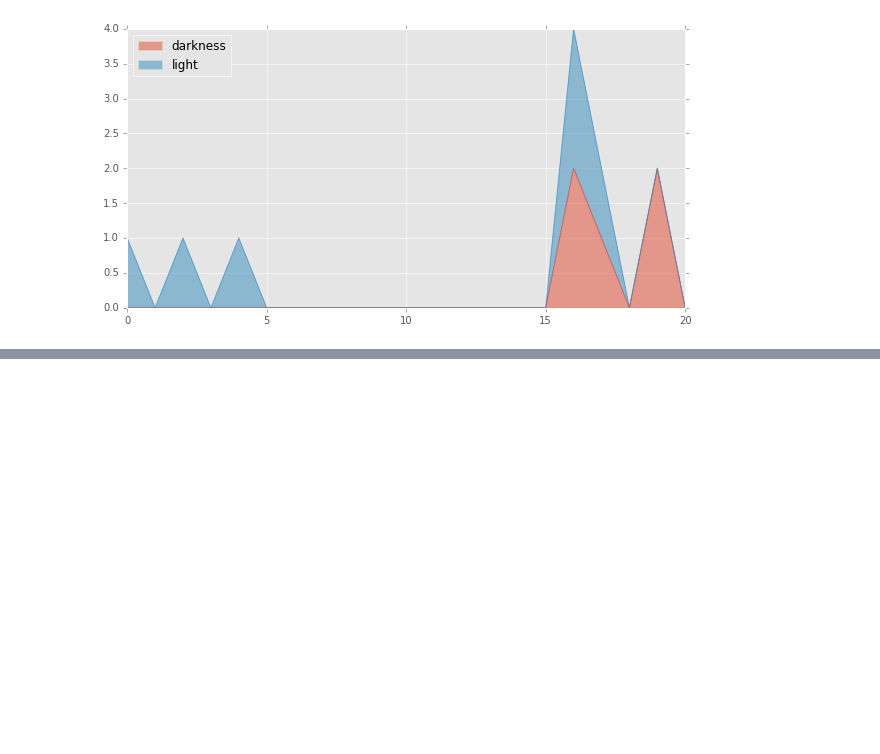
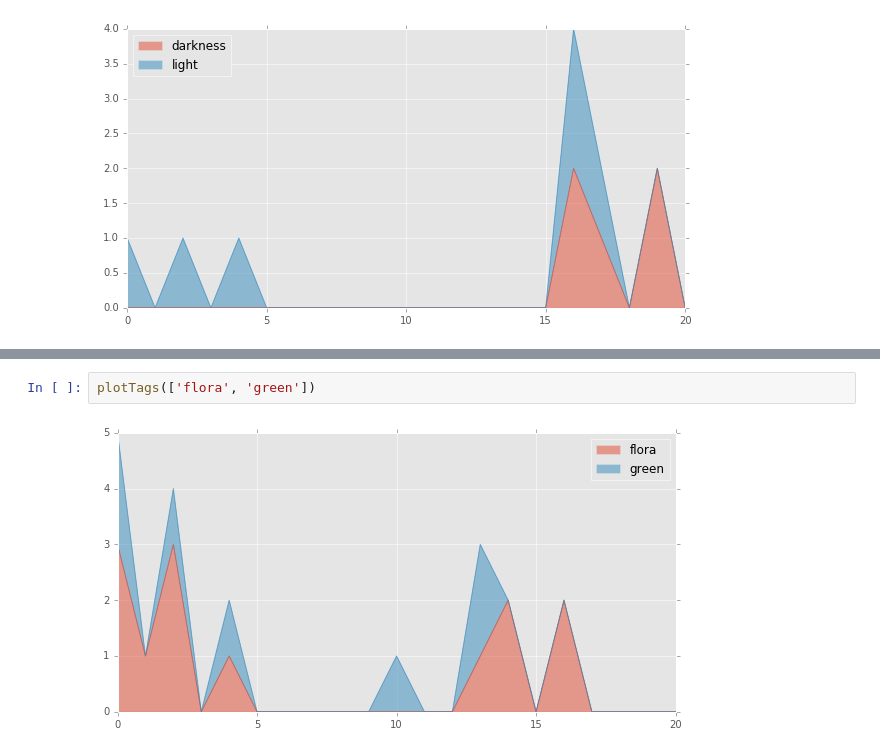
Before and after one commit to JonathanReeve/corpus-mansfield-garden-party-TEI, a Jupyter notebook: garden-party-tag-stats.ipynb, the cells around one changed output, grey strips where cells are left out. Drawn from its saved outputs; the diff is of its cells as text; blank space fills up the shorter version.

```diff
--- a/garden-party-tag-stats.ipynb
+++ b/garden-party-tag-stats.ipynb
@@ -161,0 +151,4 @@ plotTags(['green', 'black'])
+# %%
+plotTags(['flora', 'green'])
+# %% [output]
+[figure, added]
```
Also changed, not shown: parts of 7 cells of this notebook.
